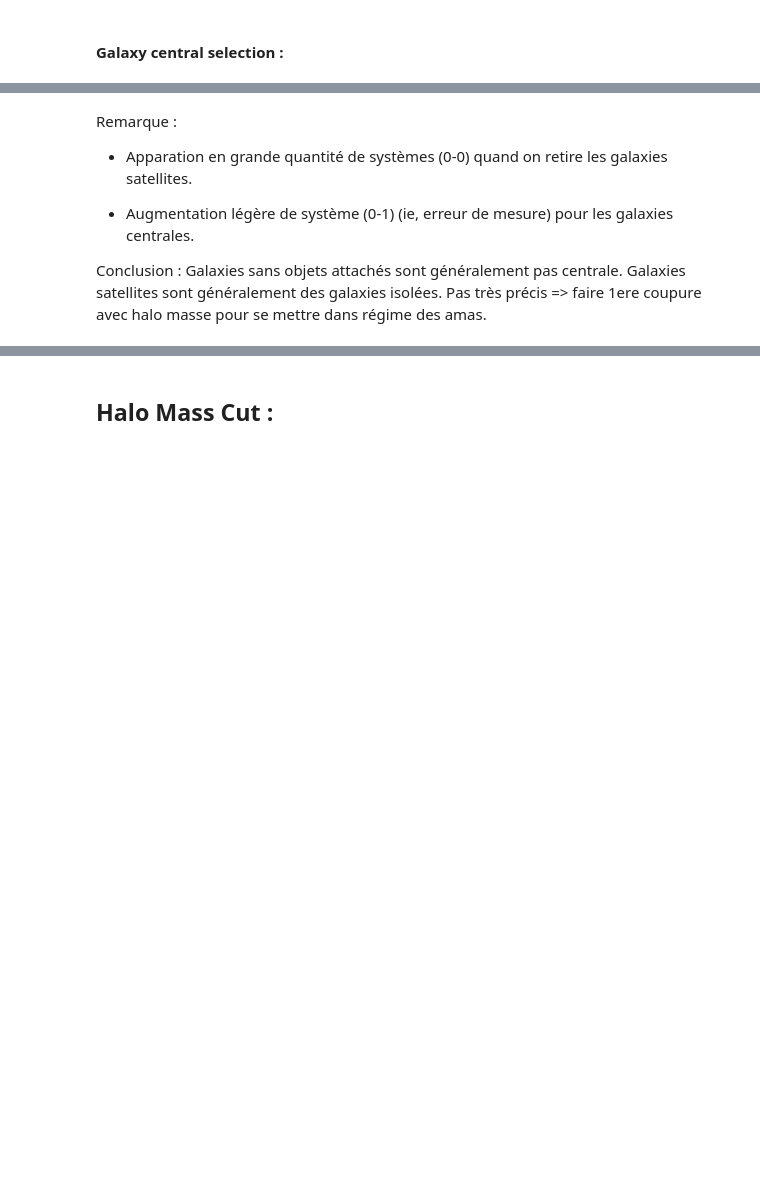
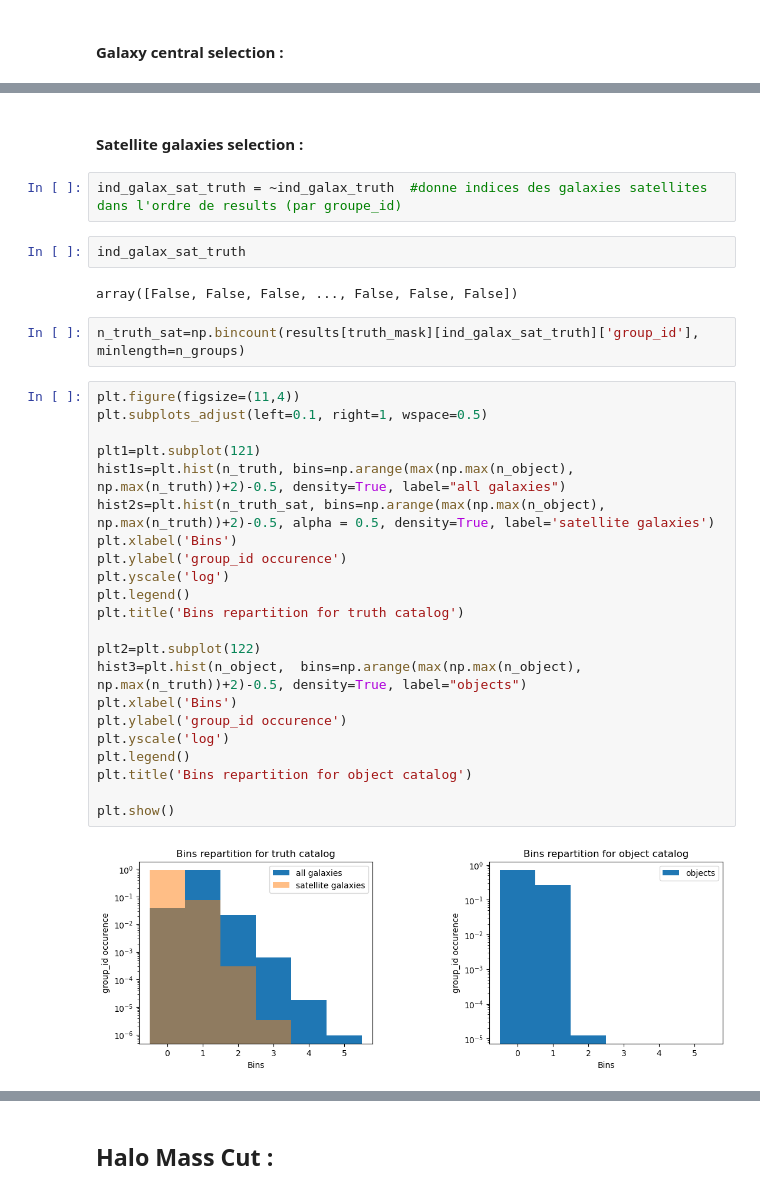
Before and after one commit to GabrielFrugier/stage_LSST, a Jupyter notebook: nt_nobs_system.ipynb, the cells around one changed output, grey strips where cells are left out. Drawn from its saved outputs; the diff is of its cells as text; blank space fills up the shorter version.

```diff
--- a/nt_nobs_system.ipynb
+++ b/nt_nobs_system.ipynb
@@ -341,9 +312,34 @@ print("% of unrecognized blended groups for central galaxies (only for system n-
-# %% [markdown]
-Remarque :
-
-* Apparation en grande quantité de systèmes (0-0) quand on retire les galaxies satellites.
-
-* Augmentation légère de système (0-1) (ie, erreur de mesure) pour les galaxies centrales.
-
-Conclusion : Galaxies sans objets attachés sont généralement pas centrale.
-Galaxies satellites sont généralement des galaxies isolées. Pas très précis => faire 1ere coupure avec halo masse pour se mettre dans régime des amas.
+# %% [markdown]
+#### Satellite galaxies selection :
+# %%
+ind_galax_sat_truth = ~ind_galax_truth  #donne indices des galaxies satellites dans l'ordre de results (par groupe_id)
+# %%
+ind_galax_sat_truth
+# %% [output]
+array([False, False, False, ..., False, False, False])
+# %%
+n_truth_sat=np.bincount(results[truth_mask][ind_galax_sat_truth]['group_id'], minlength=n_groups)
+# %%
+plt.figure(figsize=(11,4))
+plt.subplots_adjust(left=0.1, right=1, wspace=0.5)
+
+plt1=plt.subplot(121)
+hist1s=plt.hist(n_truth, bins=np.arange(max(np.max(n_object), np.max(n_truth))+2)-0.5, density=True, label="all galaxies")
+hist2s=plt.hist(n_truth_sat, bins=np.arange(max(np.max(n_object), np.max(n_truth))+2)-0.5, alpha = 0.5, density=True, label='satellite galaxies')
+plt.xlabel('Bins')
+plt.ylabel('group_id occurence')
+plt.yscale('log')
+plt.legend()
+plt.title('Bins repartition for truth catalog')
+
+plt2=plt.subplot(122)
+hist3=plt.hist(n_object,  bins=np.arange(max(np.max(n_object), np.max(n_truth))+2)-0.5, density=True, label="objects")
+plt.xlabel('Bins')
+plt.ylabel('group_id occurence')
+plt.yscale('log')
+plt.legend()
+plt.title('Bins repartition for object catalog')
+
+plt.show()
+# %% [output]
+[figure, added]
```
Also changed, not shown: parts of 39 cells of this notebook.
